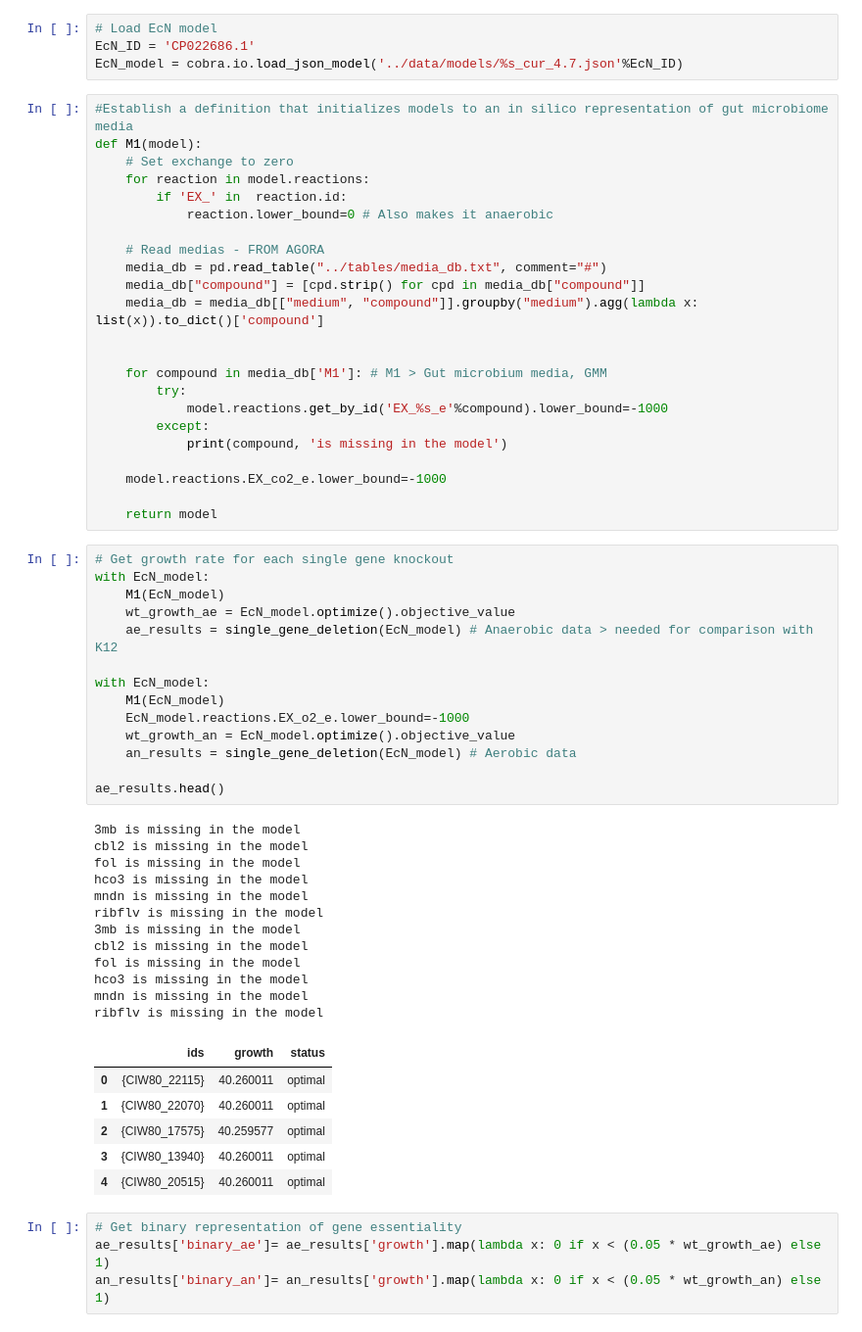
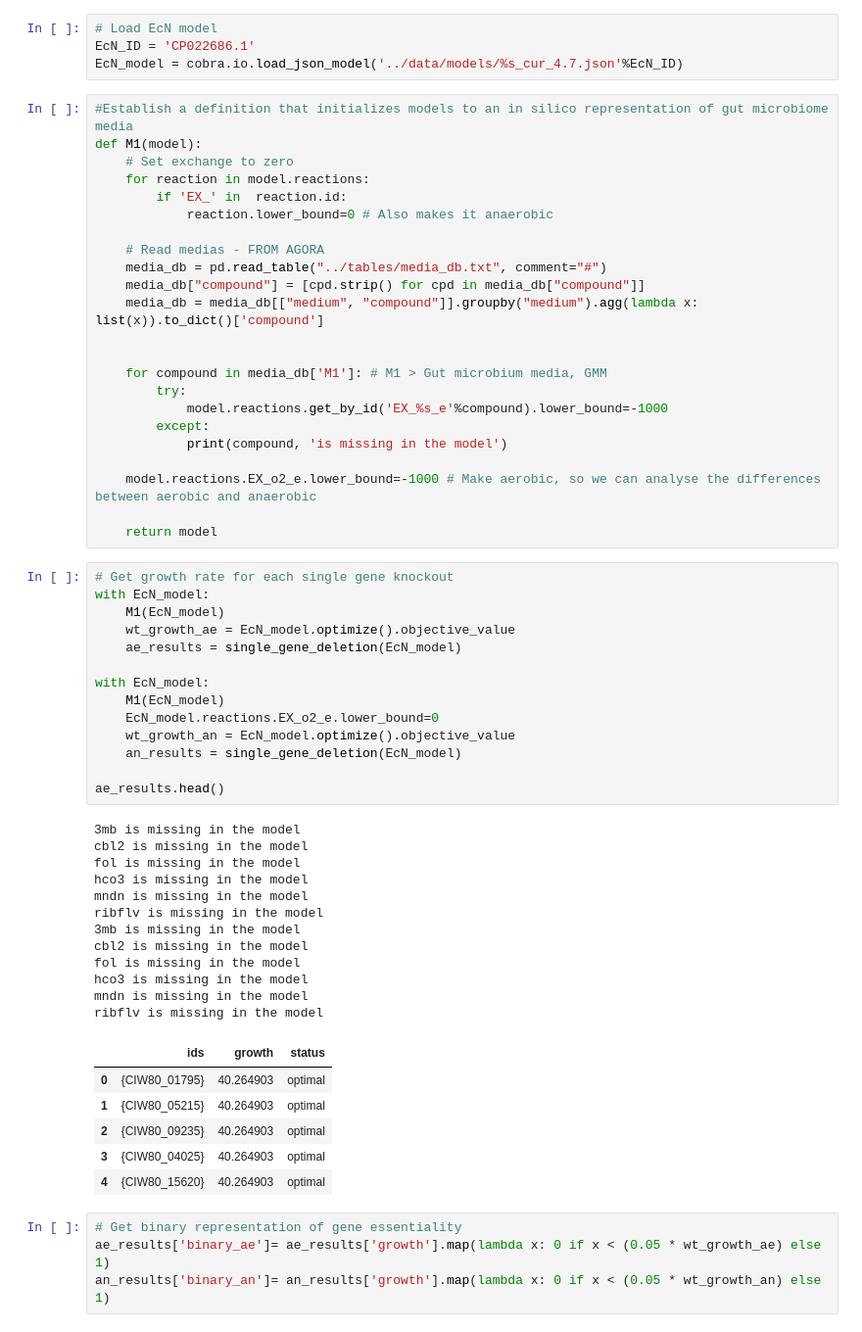
Before and after one commit to maxvthof/EcN_model, a Jupyter notebook: notebooks/5.3b_Gene essentiality_GMM media.ipynb, the cells around one changed output. Shown at 98% size. Drawn from its saved outputs; the diff is of its cells as text.

```diff
--- a/notebooks/5.3b_Gene essentiality_GMM media.ipynb
+++ b/notebooks/5.3b_Gene essentiality_GMM media.ipynb
@@ -36,42 +36,42 @@ def M1(model):
         except:
             print(compound, 'is missing in the model')
 
-    model.reactions.EX_co2_e.lower_bound=-1000
+    model.reactions.EX_o2_e.lower_bound=-1000 # Make aerobic, so we can analyse the differences between aerobic and anaerobic
 
     return model
 # %%
 # Get growth rate for each single gene knockout
 with EcN_model:
     M1(EcN_model)
     wt_growth_ae = EcN_model.optimize().objective_value
-    ae_results = single_gene_deletion(EcN_model) # Anaerobic data > needed for comparison with K12
+    ae_results = single_gene_deletion(EcN_model)
 
 with EcN_model:
     M1(EcN_model)
-    EcN_model.reactions.EX_o2_e.lower_bound=-1000
+    EcN_model.reactions.EX_o2_e.lower_bound=0
     wt_growth_an = EcN_model.optimize().objective_value
-    an_results = single_gene_deletion(EcN_model) # Aerobic data
+    an_results = single_gene_deletion(EcN_model)
 
 ae_results.head()
 # %% [output]
 3mb is missing in the model
 cbl2 is missing in the model
 fol is missing in the model
 hco3 is missing in the model
 mndn is missing in the model
 ribflv is missing in the model
 3mb is missing in the model
 cbl2 is missing in the model
 fol is missing in the model
 hco3 is missing in the model
 mndn is missing in the model
 ribflv is missing in the model
 |  | ids | growth | status |
-| 0 | {CIW80_22115} | 40.260011 | optimal |
-| 1 | {CIW80_22070} | 40.260011 | optimal |
-| 2 | {CIW80_17575} | 40.259577 | optimal |
-| 3 | {CIW80_13940} | 40.260011 | optimal |
-| 4 | {CIW80_20515} | 40.260011 | optimal |
+| 0 | {CIW80_01795} | 40.264903 | optimal |
+| 1 | {CIW80_05215} | 40.264903 | optimal |
+| 2 | {CIW80_09235} | 40.264903 | optimal |
+| 3 | {CIW80_04025} | 40.264903 | optimal |
+| 4 | {CIW80_15620} | 40.264903 | optimal |
 # %%
 # Get binary representation of gene essentiality
 ae_results['binary_ae']= ae_results['growth'].map(lambda x: 0 if x < (0.05 * wt_growth_ae) else 1)
```
Also changed, not shown: parts of 13 cells of this notebook, 6 other files.
